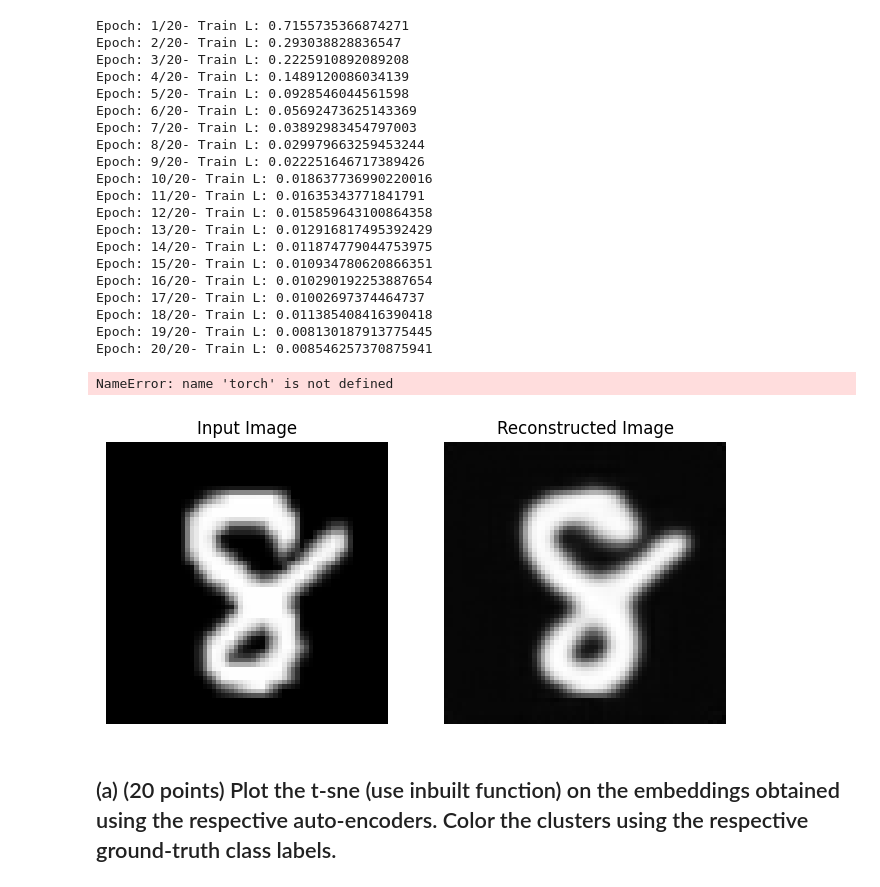
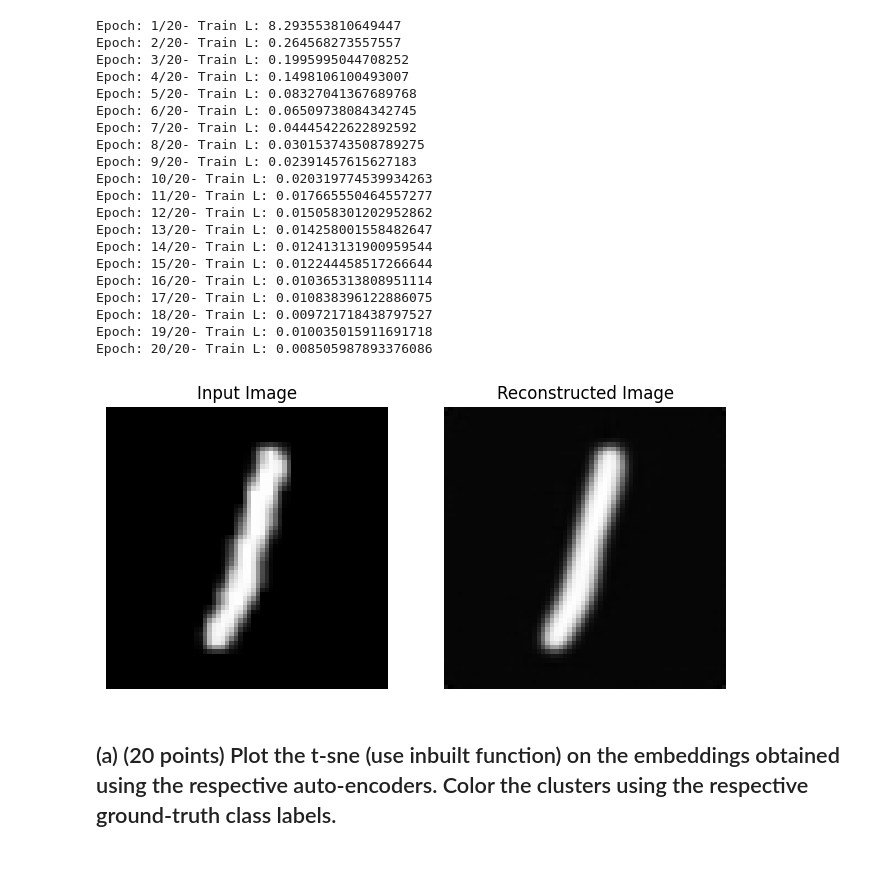
Before and after one commit to Eagle-Assassin/Deep-Learning, a Jupyter notebook: U-Net/U_net_sparse.ipynb, the cells around one changed output. Drawn from its saved outputs; the diff is of its cells as text; code cells hidden in the pictures.

Commit message:
sparse updated

```diff
--- a/U-Net/U_net_sparse.ipynb
+++ b/U-Net/U_net_sparse.ipynb
@@ -9,8 +9,9 @@ from torchsummary import summary
 import torch.nn.functional as F
 from torchvision import transforms,datasets
 import matplotlib.pyplot as plt
+from sklearn.manifold import TSNE
 
-device= torch.device ('cuda'if torch.cuda==True else 'cpu')
+device= torch.device ('cuda'if  torch.cuda.is_available()  else 'cpu')
 # %%
 transform=transforms.Compose([transforms.Resize((64,64)),
                               transforms.ToTensor(),
@@ -164,6 +165,8 @@ def train_model(model,dataloader,epochs,optimizer):
             optimizer.step()
             total_loss+=loss.item()
         print(f'Epoch: {epoch+1}/{epochs}- Train L: {float(total_loss/len(data_loader))}')
+        if epoch%5==0:
+          torch.save(model.state_dict(),'Unet_sparse_autoencoder.pkl')
 # %%
 model=SparseAutoEncoder(1)
 model.to(device)
@@ -172,30 +175,28 @@ epochs=20
 # %%
 train_model(model,data_loader,epochs,optimizer)
 # %% [output]
-Epoch: 1/20- Train L: 0.7155735366874271
-Epoch: 2/20- Train L: 0.293038828836547
-Epoch: 3/20- Train L: 0.2225910892089208
-Epoch: 4/20- Train L: 0.1489120086034139
-Epoch: 5/20- Train L: 0.0928546044561598
-Epoch: 6/20- Train L: 0.05692473625143369
-Epoch: 7/20- Train L: 0.03892983454797003
-Epoch: 8/20- Train L: 0.029979663259453244
-Epoch: 9/20- Train L: 0.022251646717389426
-Epoch: 10/20- Train L: 0.018637736990220016
-Epoch: 11/20- Train L: 0.01635343771841791
-Epoch: 12/20- Train L: 0.015859643100864358
-Epoch: 13/20- Train L: 0.012916817495392429
-Epoch: 14/20- Train L: 0.011874779044753975
-Epoch: 15/20- Train L: 0.010934780620866351
-Epoch: 16/20- Train L: 0.010290192253887654
-Epoch: 17/20- Train L: 0.01002697374464737
-Epoch: 18/20- Train L: 0.011385408416390418
-Epoch: 19/20- Train L: 0.008130187913775445
-Epoch: 20/20- Train L: 0.008546257370875941
+Epoch: 1/20- Train L: 8.293553810649447
+Epoch: 2/20- Train L: 0.264568273557557
+Epoch: 3/20- Train L: 0.1995995044708252
+Epoch: 4/20- Train L: 0.1498106100493007
+Epoch: 5/20- Train L: 0.08327041367689768
+Epoch: 6/20- Train L: 0.06509738084342745
+Epoch: 7/20- Train L: 0.04445422622892592
+Epoch: 8/20- Train L: 0.030153743508789275
+Epoch: 9/20- Train L: 0.02391457615627183
+Epoch: 10/20- Train L: 0.020319774539934263
+Epoch: 11/20- Train L: 0.017665550464557277
+Epoch: 12/20- Train L: 0.015058301202952862
+Epoch: 13/20- Train L: 0.014258001558482647
+Epoch: 14/20- Train L: 0.012413131900959544
+Epoch: 15/20- Train L: 0.012244458517266644
+Epoch: 16/20- Train L: 0.010365313808951114
+Epoch: 17/20- Train L: 0.010838396122886075
+Epoch: 18/20- Train L: 0.009721718438797527
+Epoch: 19/20- Train L: 0.010035015911691718
+Epoch: 20/20- Train L: 0.008505987893376086
 # %%
-torch.save('Unet_sparse_autoencoder.pkl')
+torch.save(model.state_dict(),'Unet_sparse_autoencoder.pkl')
-# %% [output]
-NameError: name 'torch' is not defined
 # %%
 # Get one sample
 data_loader1 = DataLoader(subset_data_set,batch_size=1,shuffle=True)
@@ -204,35 +205,36 @@ img, label = next(data_iter)  # img shape: (1,1,64,64)
 
 # Pass through model
 model.eval()
 with torch.no_grad():
-    output, _ = model(img)
+  img=img.to(device)
+  output, _ = model(img)
 
 # Prepare for plotting
 input_img = img.squeeze().cpu().numpy()
 output_img = output.squeeze().cpu().numpy()
 
 # De-normalize if needed (from [-1,1] back to [0,1])
 input_img = (input_img * 0.5) + 0.5
 output_img = (output_img * 0.5) + 0.5
 
 # Plot side by side
 plt.figure(figsize=(8,4))
 
 # Input
 plt.subplot(1,2,1)
 plt.imshow(input_img, cmap='gray')
 plt.title("Input Image")
 plt.axis('off')
 
 # Output
 plt.subplot(1,2,2)
 plt.imshow(output_img, cmap='gray')
 plt.title("Reconstructed Image")
 plt.axis('off')
 
 plt.show()
 # %% [output]
-[figure, old version]
+[figure, new version]
 # %% [markdown]
 ## (a) (20 points) Plot the t-sne (use inbuilt function) on the embeddings obtained using the respective auto-encoders. Color the clusters using the respective ground-truth class labels.
 # %%
```
Also changed, not shown: parts of 8 cells of this notebook.
